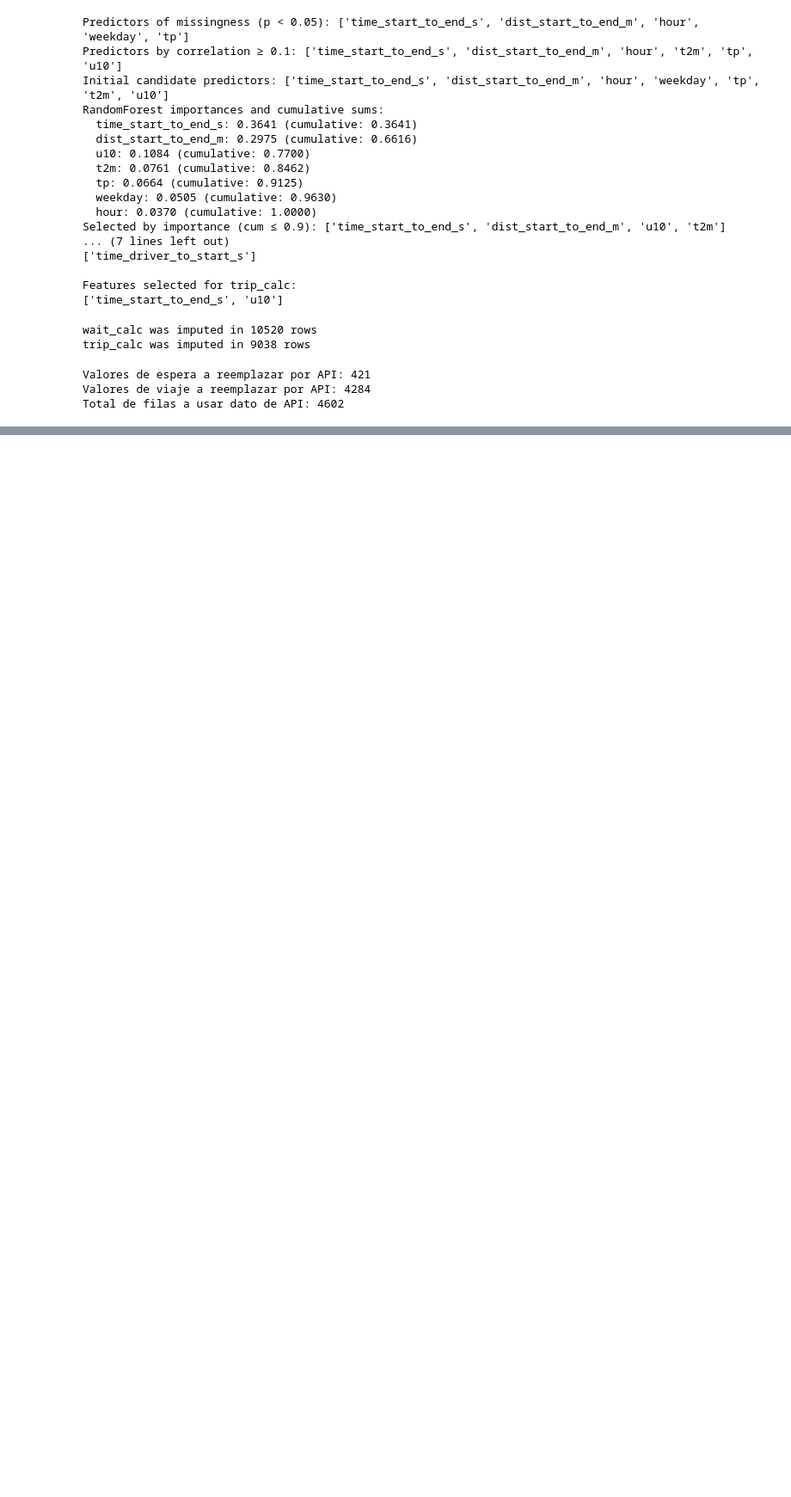
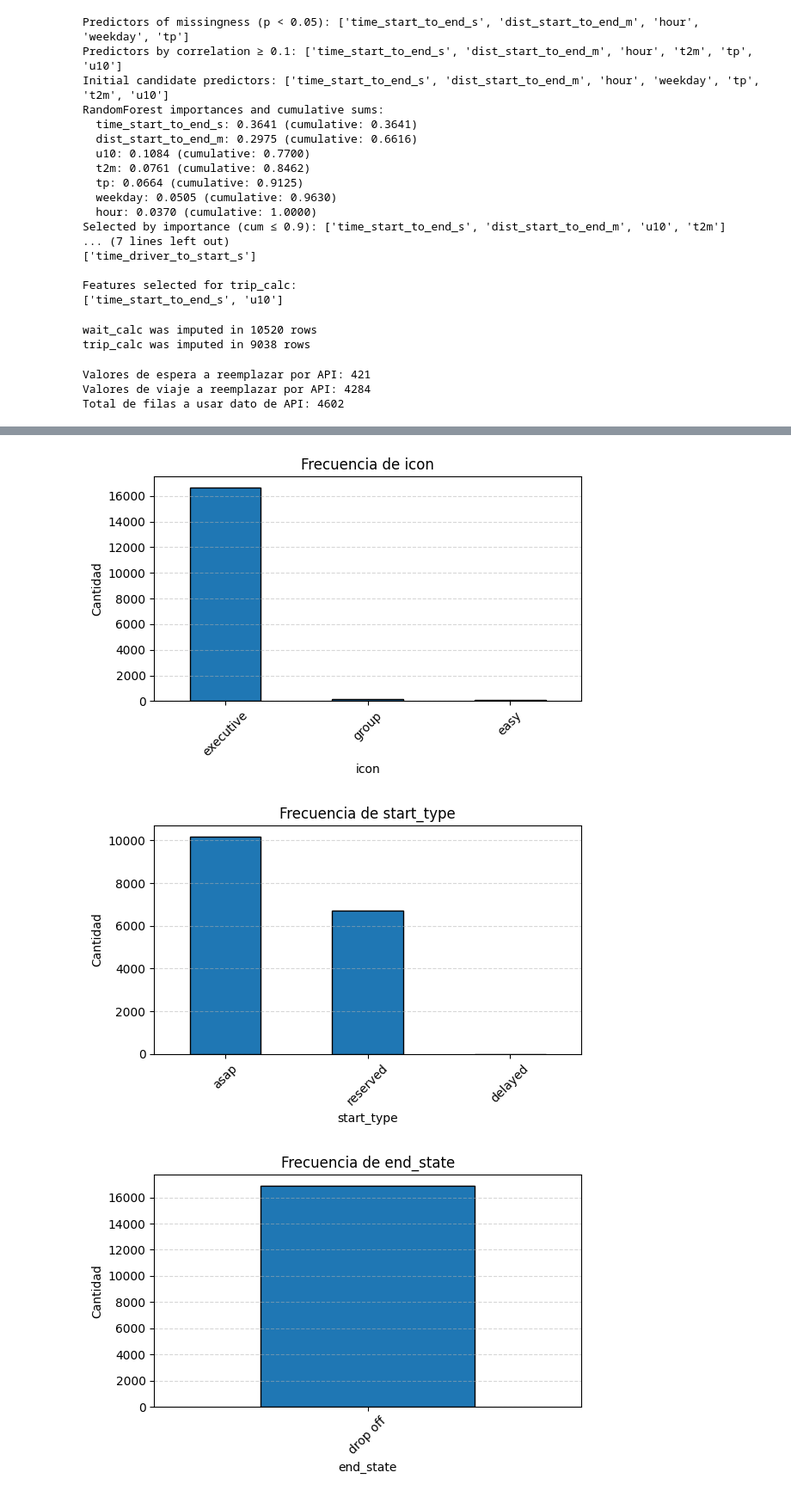
Before and after one commit to GeronimoFretes/analitica-descriptiva-tp, a Jupyter notebook: EDA.ipynb, the cells around one changed output, grey strips where cells are left out. Shown at 86% size. Cells and saved outputs as stored; diff of their text form; code cells hidden in the pictures; blank space fills up the shorter version.

```diff
--- a/EDA.ipynb
+++ b/EDA.ipynb
@@ -424,0 +474,23 @@ Total de filas a usar dato de API: 4602
+# %%
+for col in cualitativas:
+    plt.figure(figsize=(6, 4))
+
+    if pd.api.types.is_numeric_dtype(df_drop[col]):
+        # Ordenar valores únicos de menor a mayor
+        orden = sorted(df_drop[col].dropna().unique())
+        df_drop[col].value_counts().reindex(orden).plot(kind='bar', edgecolor='black')
+    else:
+        # Ordenar por frecuencia
+        df_drop[col].value_counts().plot(kind='bar', edgecolor='black')
+
+    plt.title(f'Frecuencia de {col}')
+    plt.xlabel(col)
+    plt.ylabel('Cantidad')
+    plt.xticks(rotation=45)
+    plt.grid(axis='y', linestyle='--', alpha=0.5)
+    plt.tight_layout()
+    plt.show()
+# %% [output]
+[figure, added]
+[figure, added]
+[figure, added]
```
Also changed, not shown: parts of 14 cells of this notebook.
